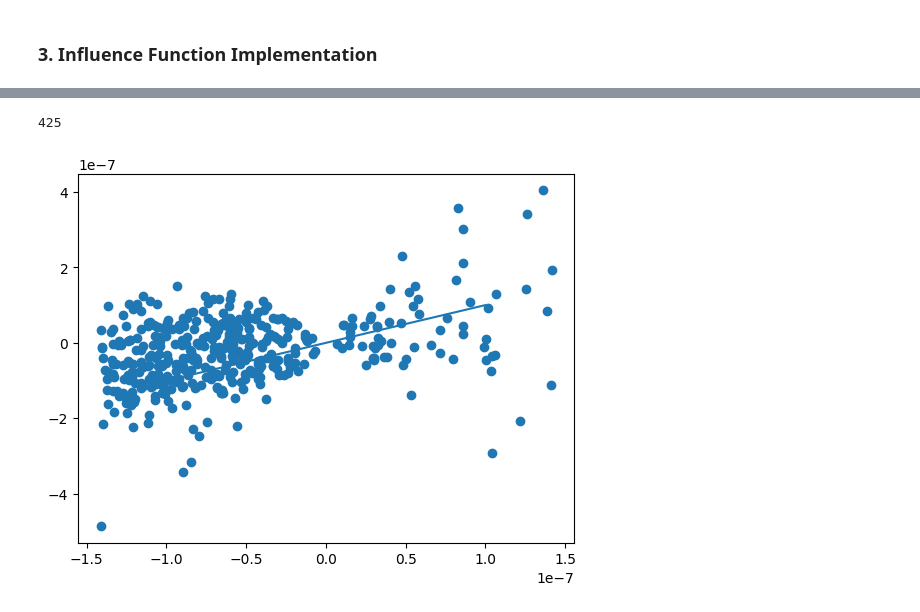
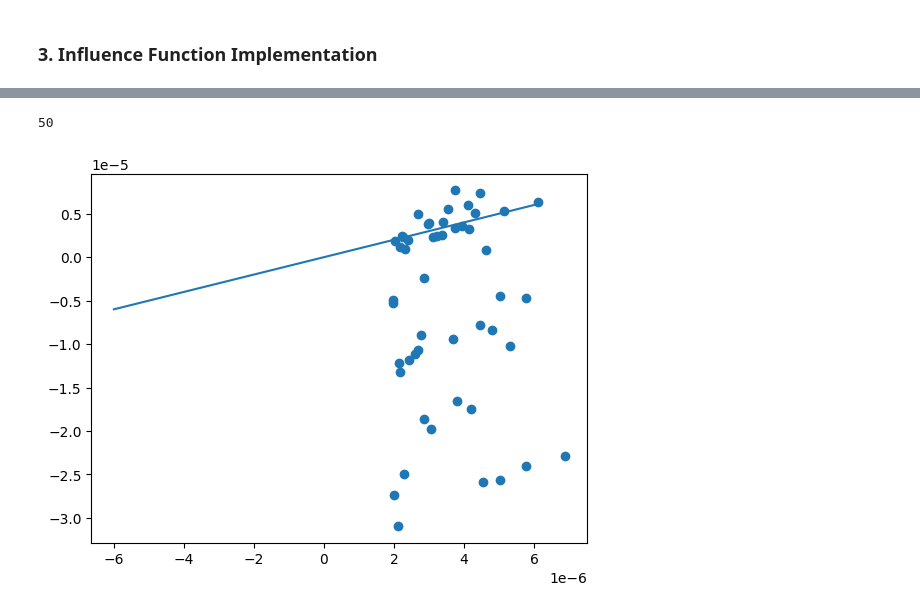
Before and after one commit to AntiZpvoh/black-box-prediction-understanding-via-influence-function, a Jupyter notebook: influence_match_leave_one_out.ipynb, the cells around one changed output, grey strips where cells are left out. Drawn from its saved outputs; the diff is of its cells as text; code cells hidden in the pictures.

```diff
--- a/influence_match_leave_one_out.ipynb
+++ b/influence_match_leave_one_out.ipynb
@@ -340,4 +357,4 @@ def upweighting_loss_influence_function(train_dataset, upweighted_data, upweight
     return influence
 # %%
-influence = upweighting_loss_influence_function(train_dataset, train_data[0], train_labels[0].view(1), x_test, y_test, base_model, base_model_criterion)
+influence = upweighting_loss_influence_function(ihvp_eval, train_dataset, train_data[0], train_labels[0].view(1), x_test, y_test, base_model, base_model_criterion)
 # %%
@@ -349,10 +365,21 @@ loss_z_test_with_z: 0.02054852992296219, loss_z_test_without_z: 0.02054828405380
+# %%
+influence_list = []
+for i in range(n):
+    influence = upweighting_loss_influence_function(ihvp_eval, train_dataset, train_data[i], train_labels[i].view(1), x_test, y_test, base_model, base_model_criterion)
+    predicted_diff = (torch.abs(influence), -influence / n, i)
+    influence_list.append(predicted_diff)
+
+top_500_list = sorted(influence_list, key=lambda pair: pair[0], reverse=True)[:500]
 # %%
-influence_leave_out_diff_list = []
-for i in range(1000):
-    influence = upweighting_loss_influence_function(train_dataset, train_data[i], train_labels[i].view(1), x_test, y_test, base_model, base_model_criterion)
-    leave_out_loss_diff = calc_leave_out_loss_diff(base_model, initial_params, criterion_l2, x_test, y_test, t=10, leave_out_index=i)
-    pair = (influence / n, leave_out_loss_diff)
-    influence_leave_out_diff_list.append(pair)
-    print(i, pair)
+# influence_leave_out_diff_list = []
+# for i in range(55000):
+#     influence = upweighting_loss_influence_function(ihvp_eval, train_dataset, train_data[i], train_labels[i].view(1), x_test, y_test, base_model, base_model_criterion)
+#     leave_out_loss_diff = calc_leave_out_loss_diff(base_model, initial_params, criterion_l2, x_test, y_test, t=iteration, leave_out_index=i)
+#     pair = (-influence / n, leave_out_loss_diff)
+#     influence_leave_out_diff_list.append(pair)
+#     print(i, pair)
+#     if i % 100 == 0:
+#         torch.save(influence_leave_out_diff_list, 'influence_leave_out_diff_list.pt')
+#         print(f"index {i} saved")
 
-top_500_list = sorted(influence_leave_out_diff_list, key=lambda pair: pair[0])[:500]
+# top_500_list = sorted(influence_leave_out_diff_list, key=lambda pair: pair[0], reverse=True)[:500]
@@ -359,5 +395,5 @@ top_500_list = sorted(influence_leave_out_diff_list, key=lambda pair: pair[0])[:
 # %%
-top_abs_500_list = sorted(influence_leave_out_diff_list, key=lambda pair: torch.abs(pair[0]))[:500]
+top_abs_500_list = sorted(influence_leave_out_diff_list, key=lambda pair: torch.abs(pair[0]), reverse=True)[:50]
 # %%
 with open("top_500.csv", "w") as file:
     file.write("x,y\n")
@@ -373,20 +409,20 @@ with open("top_abs_500.csv", "w") as file:
 # %%
 import matplotlib.pyplot as plt
 import numpy as np
 
 x_list, y_list = [], []
 for x, y in top_abs_500_list:
-    if torch.abs(-x-y)>4*torch.abs(x):
-        continue
-    x_list.append(-x.item())
+    # if torch.abs(-x-y)>4*torch.abs(x):
+    #     continue
+    x_list.append(x.item())
     y_list.append(y.item())
 
-x_dig = [-1e-7, 1e-7]
-y_dig = [-1e-7, 1e-7]
+x_dig = [-6e-6, 6e-6]
+y_dig = [-6e-6, 6e-6]
 plt.scatter(x_list, y_list)
 plt.plot(x_dig, y_dig)
 
 print(len(x_list))
 # %% [output]
-425
+50
-[figure, old version]
+[figure, new version]
```
Also changed, not shown: parts of 15 cells of this notebook.
